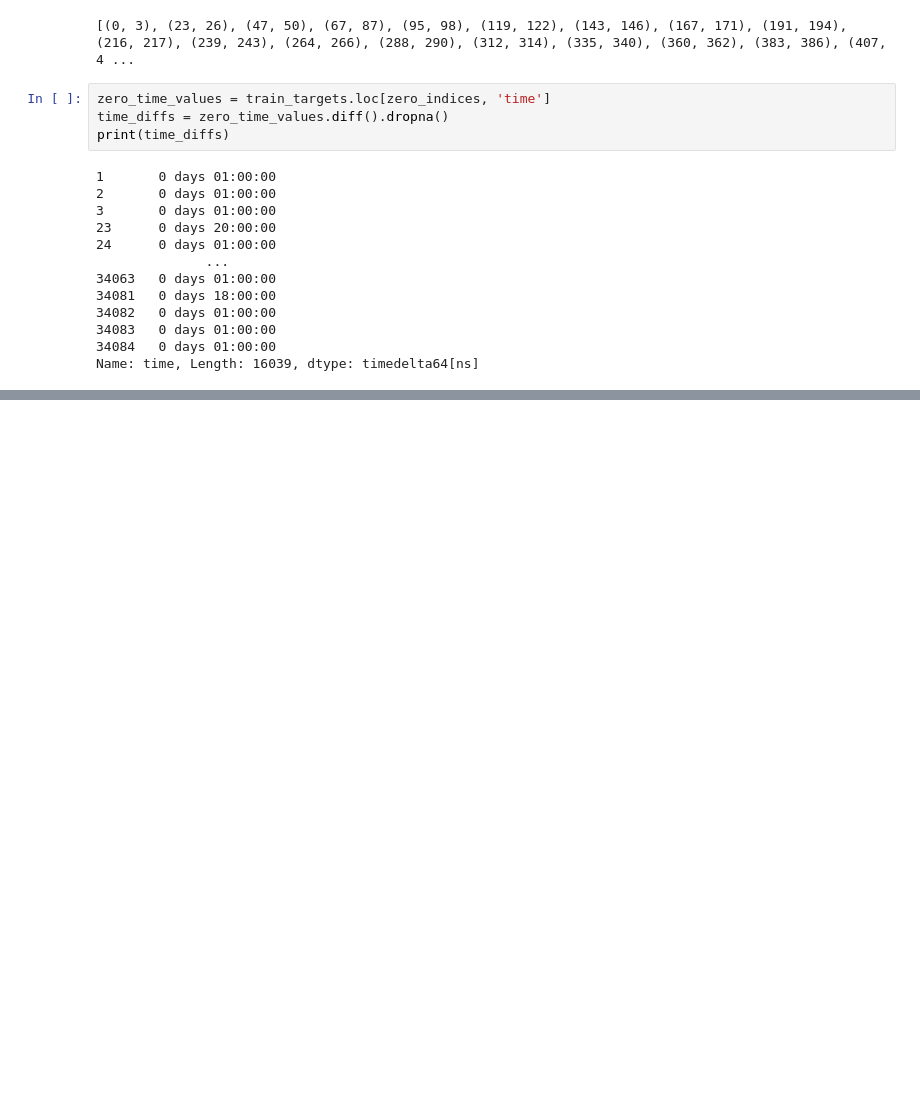
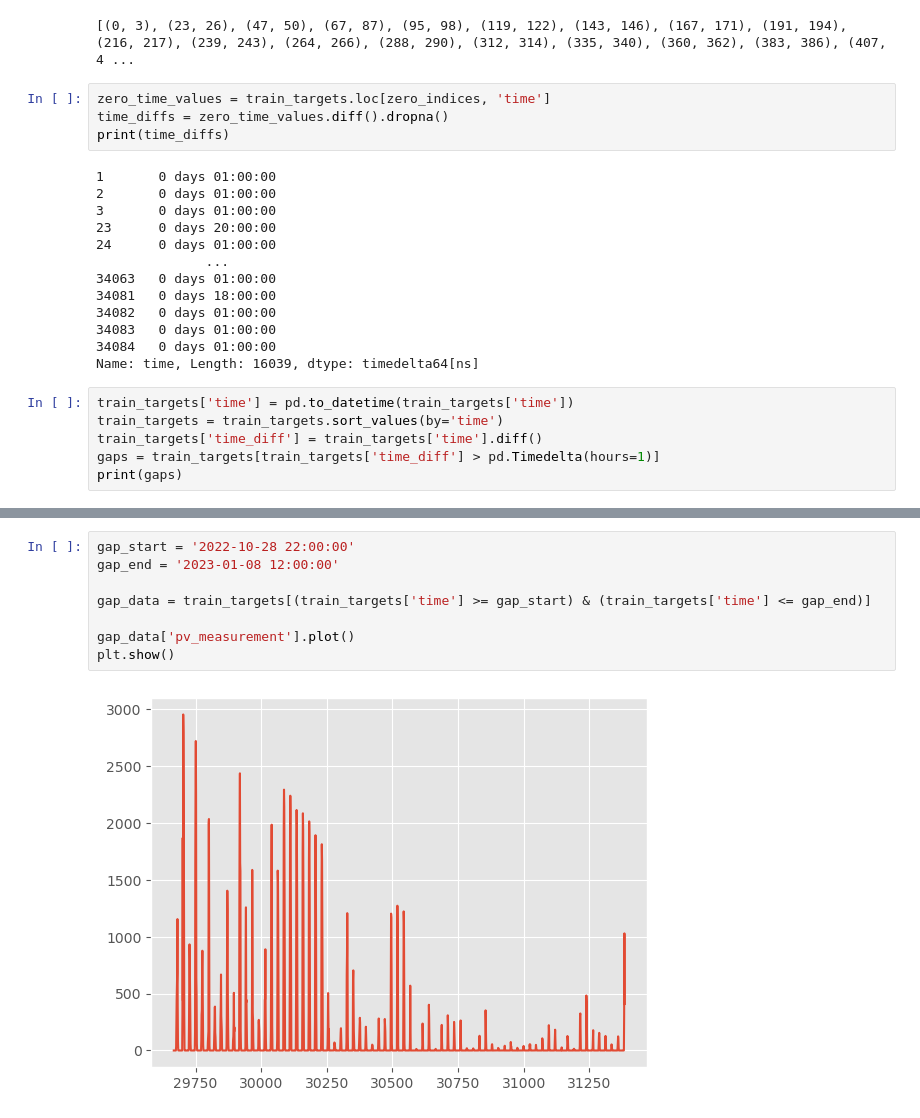
Before and after one commit to TDT4173-MPC/TDT4173-MPC, a Jupyter notebook: Petter/A/exploratory_A.ipynb, the cells around one changed output, grey strips where cells are left out. Cells and saved outputs as stored; diff of their text form; blank space fills up the shorter version.

```diff
--- a/Petter/A/exploratory_A.ipynb
+++ b/Petter/A/exploratory_A.ipynb
@@ -232,3 +232,9 @@ print(time_diffs)
 34083   0 days 01:00:00
 34084   0 days 01:00:00
 Name: time, Length: 16039, dtype: timedelta64[ns]
+# %%
+train_targets['time'] = pd.to_datetime(train_targets['time'])
+train_targets = train_targets.sort_values(by='time')
+train_targets['time_diff'] = train_targets['time'].diff()
+gaps = train_targets[train_targets['time_diff'] > pd.Timedelta(hours=1)]
+print(gaps)
@@ -234,0 +244,10 @@ Name: time, Length: 16039, dtype: timedelta64[ns]
+# %%
+gap_start = '2022-10-28 22:00:00'
+gap_end = '2023-01-08 12:00:00'
+
+gap_data = train_targets[(train_targets['time'] >= gap_start) & (train_targets['time'] <= gap_end)]
+
+gap_data['pv_measurement'].plot()
+plt.show()
+# %% [output]
+[figure, added]
```
Also changed, not shown: parts of 1 cell of this notebook, 7 other files.
